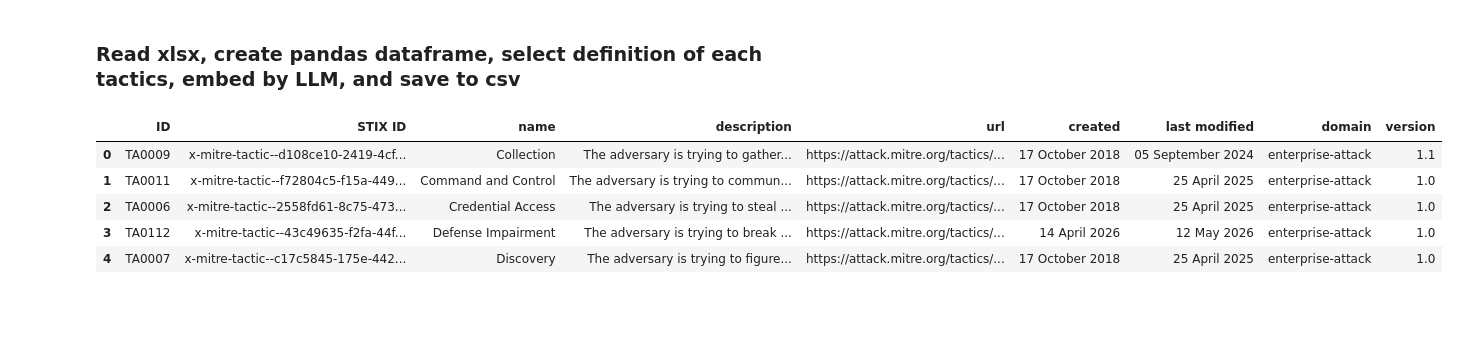
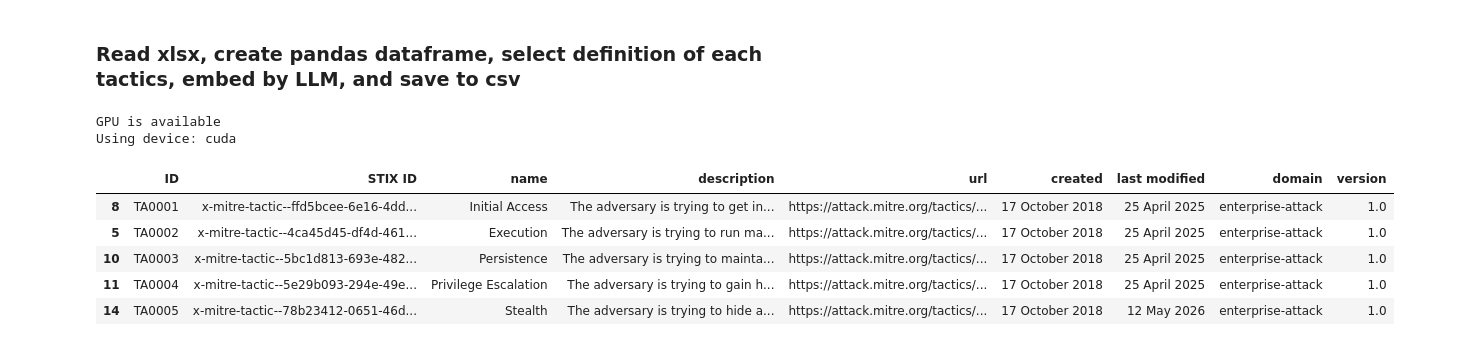
Before and after one commit to hsiaom26/Mitre_Manifold, a Jupyter notebook: mitre_corpus.ipynb, the cells around one changed output. Saved outputs shown, nothing was run; the diff lists cells and outputs as text; code cells hidden in the pictures; blank space fills up the shorter version.

```diff
--- a/mitre_corpus.ipynb
+++ b/mitre_corpus.ipynb
@@ -8,17 +8,32 @@ tactics_embeddings_file = "tactics_embeddings.csv"
 techniques_embeddings_file = "techniques_embeddings.csv"
 
 llm_model = "nomic-ai/nomic-embed-text-v2-moe"
+# %%
+# test gpu, tpu
+import torch
+if torch.cuda.is_available():
+    print("GPU is available")
+else:
+    print("GPU is not available")
+
+device = torch.device("cuda" if torch.cuda.is_available() else "cpu")
+print(f"Using device: {device}")
+# %% [output]
+GPU is available
+Using device: cuda
 # %%
 import pandas as pd
+import numpy as np
 tactics_df = pd.read_excel(tactics_file, engine='openpyxl')
+tactics_df.sort_values(by='ID', inplace=True)
 
 tactics_df.head()
 # %% [output]
 |  | ID | STIX ID | name | description | url | created | last modified | domain | version |
-| 0 | TA0009 | x-mitre-tactic--d108ce10-2419-4cf... | Collection | The adversary is trying to gather... | https://attack.mitre.org/tactics/... | 17 October 2018 | 05 September 2024 | enterprise-attack | 1.1 |
-| 1 | TA0011 | x-mitre-tactic--f72804c5-f15a-449... | Command and Control | The adversary is trying to commun... | https://attack.mitre.org/tactics/... | 17 October 2018 | 25 April 2025 | enterprise-attack | 1.0 |
-| 2 | TA0006 | x-mitre-tactic--2558fd61-8c75-473... | Credential Access | The adversary is trying to steal ... | https://attack.mitre.org/tactics/... | 17 October 2018 | 25 April 2025 | enterprise-attack | 1.0 |
-| 3 | TA0112 | x-mitre-tactic--43c49635-f2fa-44f... | Defense Impairment | The adversary is trying to break ... | https://attack.mitre.org/tactics/... | 14 April 2026 | 12 May 2026 | enterprise-attack | 1.0 |
-| 4 | TA0007 | x-mitre-tactic--c17c5845-175e-442... | Discovery | The adversary is trying to figure... | https://attack.mitre.org/tactics/... | 17 October 2018 | 25 April 2025 | enterprise-attack | 1.0 |
+| 8 | TA0001 | x-mitre-tactic--ffd5bcee-6e16-4dd... | Initial Access | The adversary is trying to get in... | https://attack.mitre.org/tactics/... | 17 October 2018 | 25 April 2025 | enterprise-attack | 1.0 |
+| 5 | TA0002 | x-mitre-tactic--4ca45d45-df4d-461... | Execution | The adversary is trying to run ma... | https://attack.mitre.org/tactics/... | 17 October 2018 | 25 April 2025 | enterprise-attack | 1.0 |
+| 10 | TA0003 | x-mitre-tactic--5bc1d813-693e-482... | Persistence | The adversary is trying to mainta... | https://attack.mitre.org/tactics/... | 17 October 2018 | 25 April 2025 | enterprise-attack | 1.0 |
+| 11 | TA0004 | x-mitre-tactic--5e29b093-294e-49e... | Privilege Escalation | The adversary is trying to gain h... | https://attack.mitre.org/tactics/... | 17 October 2018 | 25 April 2025 | enterprise-attack | 1.0 |
+| 14 | TA0005 | x-mitre-tactic--78b23412-0651-46d... | Stealth | The adversary is trying to hide a... | https://attack.mitre.org/tactics/... | 17 October 2018 | 12 May 2026 | enterprise-attack | 1.0 |
 # %%
 from sentence_transformers import SentenceTransformer
```
Also changed, not shown: parts of 3 cells of this notebook.
